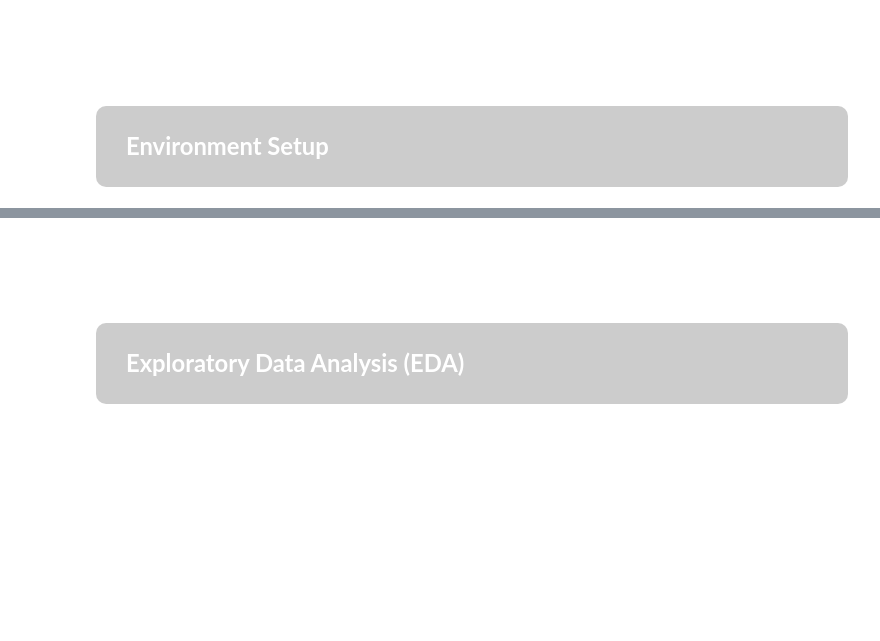
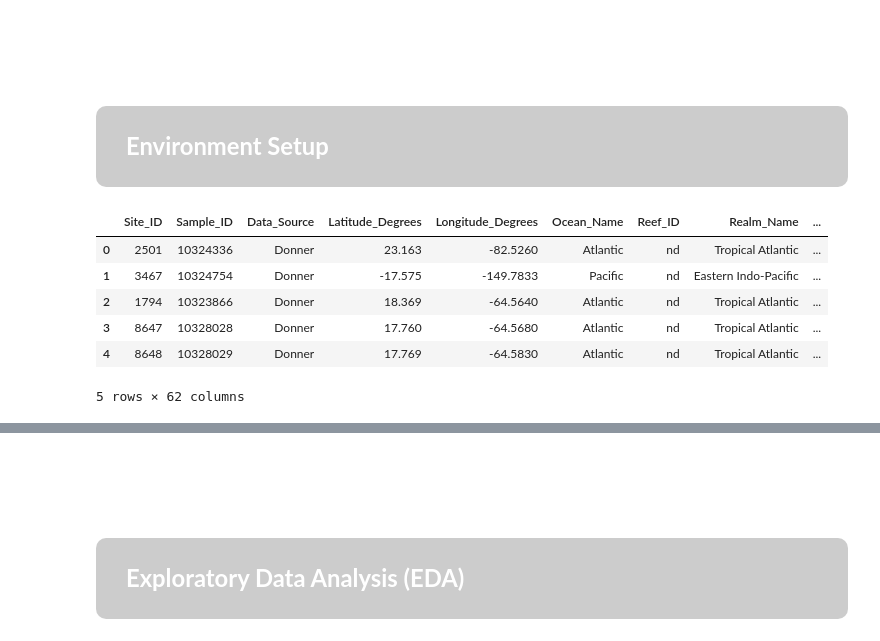
Before and after one commit to minhphan-rmit/rmit2024b-cosc2968-sgs-tut04-team1, a Jupyter notebook: main.ipynb, the cells around one changed output, grey strips where cells are left out. Saved outputs shown, nothing was run; the diff lists cells and outputs as text; code cells hidden in the pictures; blank space fills up the shorter version.

```diff
--- a/main.ipynb
+++ b/main.ipynb
@@ -40,3 +161,19 @@
 >
     <b><span style='color: white;'>Environment Setup</span></b>
 </div>
+# %%
+import pandas as pd
+
+file_path = 'dataset/global_bleaching_environmental.csv'
+
+df = pd.read_csv(file_path)
+
+df.head()
+# %% [output]
+|  | Site_ID | Sample_ID | Data_Source | Latitude_Degrees | Longitude_Degrees | Ocean_Name | Reef_ID | Realm_Name | ... |
+| 0 | 2501 | 10324336 | Donner | 23.163 | -82.5260 | Atlantic | nd | Tropical Atlantic | ... |
+| 1 | 3467 | 10324754 | Donner | -17.575 | -149.7833 | Pacific | nd | Eastern Indo-Pacific | ... |
+| 2 | 1794 | 10323866 | Donner | 18.369 | -64.5640 | Atlantic | nd | Tropical Atlantic | ... |
+| 3 | 8647 | 10328028 | Donner | 17.760 | -64.5680 | Atlantic | nd | Tropical Atlantic | ... |
+| 4 | 8648 | 10328029 | Donner | 17.769 | -64.5830 | Atlantic | nd | Tropical Atlantic | ... |
+5 rows × 62 columns
```
Also changed, not shown: parts of 5 cells of this notebook.
